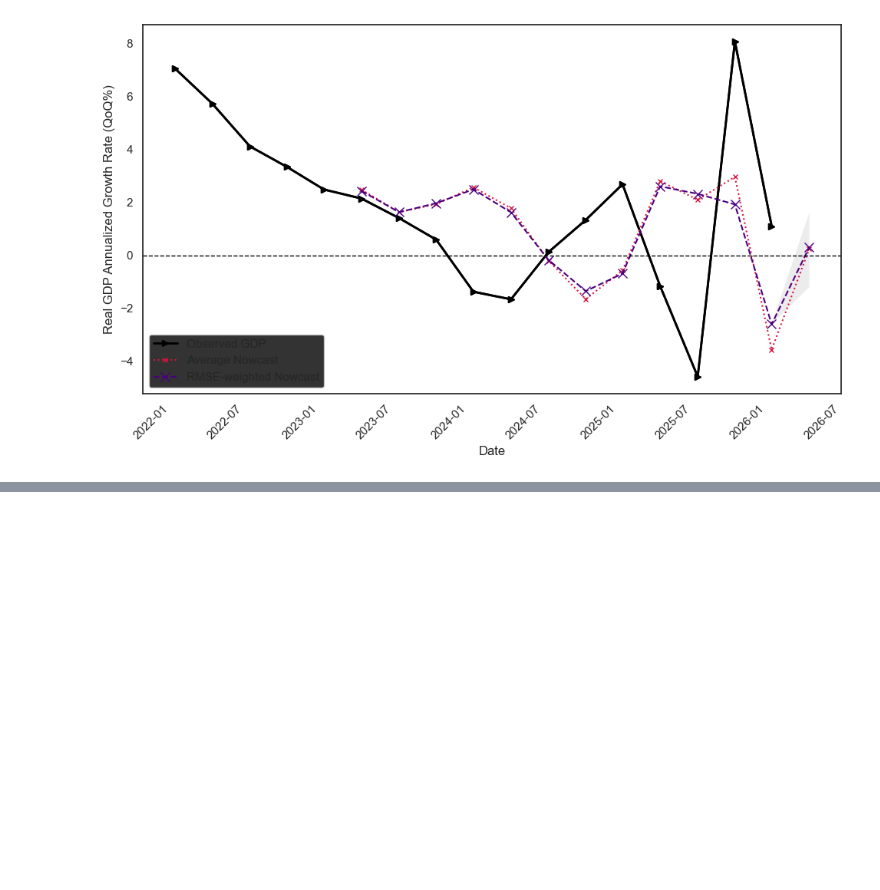
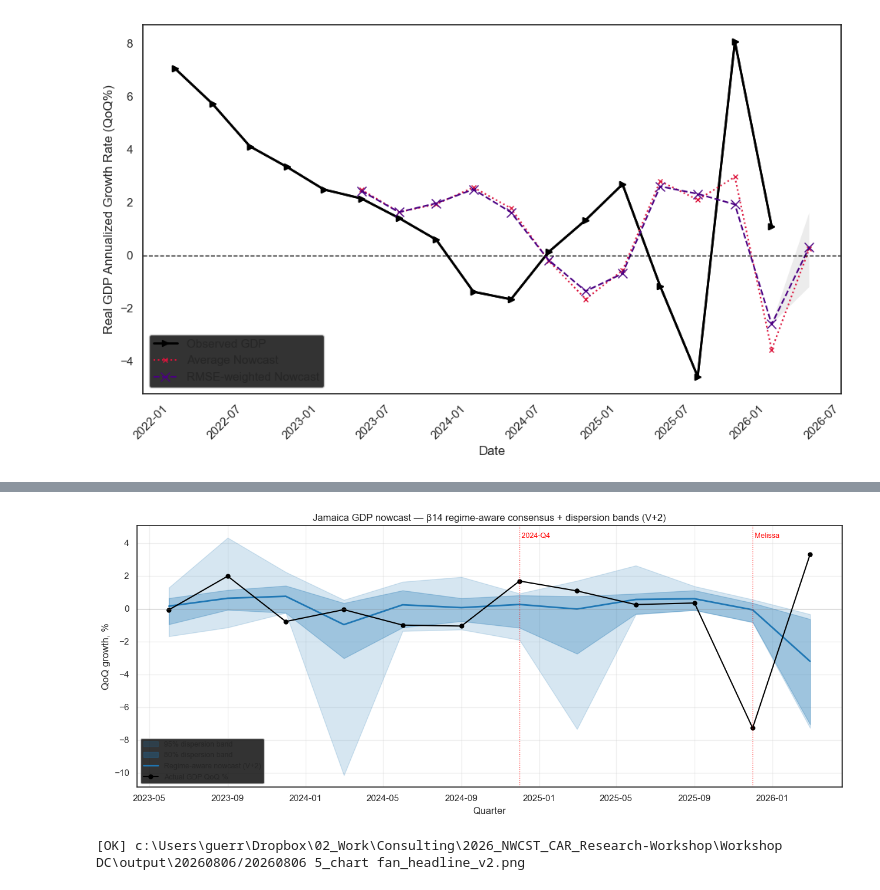
Before and after one commit to CCBeconomics/nowcasting, a Jupyter notebook: DC/activity/act9_results.ipynb, the cells around one changed output, grey strips where cells are left out. Drawn from its saved outputs; the diff is of its cells as text; code cells hidden in the pictures; blank space fills up the shorter version.

```diff
--- a/DC/activity/act9_results.ipynb
+++ b/DC/activity/act9_results.ipynb
@@ -1420,0 +1428,42 @@ plt.show()
+# %%
+# Headline fan chart: actual GDP + V+2 regime-aware consensus + 95% dispersion band
+import matplotlib.pyplot as plt, pandas as pd, numpy as np
+
+ra = pd.read_excel(f"{PATH_OUTPUT}/{date_str} 4_rslt regime_aware_nowcast.xlsx", parse_dates=["date"])
+ci = pd.read_excel(f"{PATH_OUTPUT}/{date_str} 4_rslt dispersion_bands.xlsx", parse_dates=["date"])
+
+# Use V+2 (most data, most accurate for past quarters; for the "next quarter" use the highest-vintage available)
+V_HEADLINE = 2
+ra_v = ra[ra["Vintage"]==V_HEADLINE].sort_values("date")
+ci_v = ci[ci["Vintage"]==V_HEADLINE].sort_values("date")
+
+fig, ax = plt.subplots(figsize=(13, 5.5))
+# 95% dispersion band
+ax.fill_between(ci_v["date"], ci_v["lo_95"], ci_v["hi_95"], alpha=0.18, color="tab:blue", label="95% dispersion band")
+ax.fill_between(ci_v["date"], ci_v["lo_80"], ci_v["hi_80"], alpha=0.30, color="tab:blue", label="80% dispersion band")
+# Consensus
+ax.plot(ra_v["date"], ra_v["regime_aware_nowcast"], color="tab:blue", linewidth=2.0, label=f"Regime-aware nowcast (V+{V_HEADLINE})")
+# Actuals
+ax.plot(ra_v["date"], ra_v["actual"], color="black", linewidth=1.5, marker="o", markersize=5, label="Actual GDP QoQ %")
+
+# Mark shocks
+for d, lab in [("2024-12-01","2024-Q4"), ("2025-12-01","Melissa")]:
+    dts = pd.Timestamp(d)
+    if dts in set(ra_v["date"]):
+        ax.axvline(dts, color="red", linestyle=":", linewidth=1, alpha=0.7)
+        ax.text(dts, ax.get_ylim()[1]*0.92, " "+lab, color="red", fontsize=9, va="top")
+
+ax.axhline(0, color="gray", linewidth=0.7, alpha=0.6)
+ax.set_xlabel("Quarter")
+ax.set_ylabel("QoQ growth, %")
+ax.set_title(f"Jamaica GDP nowcast — β14 regime-aware consensus + dispersion bands (V+{V_HEADLINE})")
+ax.legend(loc="lower left", fontsize=9)
+ax.grid(alpha=0.3)
+plt.tight_layout()
+out = f"{PATH_OUTPUT}/{date_str} 5_chart fan_headline_v{V_HEADLINE}.png"
+plt.savefig(out, dpi=150, bbox_inches="tight")
+plt.show()
+print(f"[OK] {out}")
+# %% [output]
+[figure, added]
+[OK] c:\Users\guerr\Dropbox\02_Work\Consulting\2026_NWCST_CAR_Research-Workshop\Workshop DC\output\20260806/20260806 5_chart fan_headline_v2.png
```
Also changed, not shown: parts of 3 cells of this notebook.
